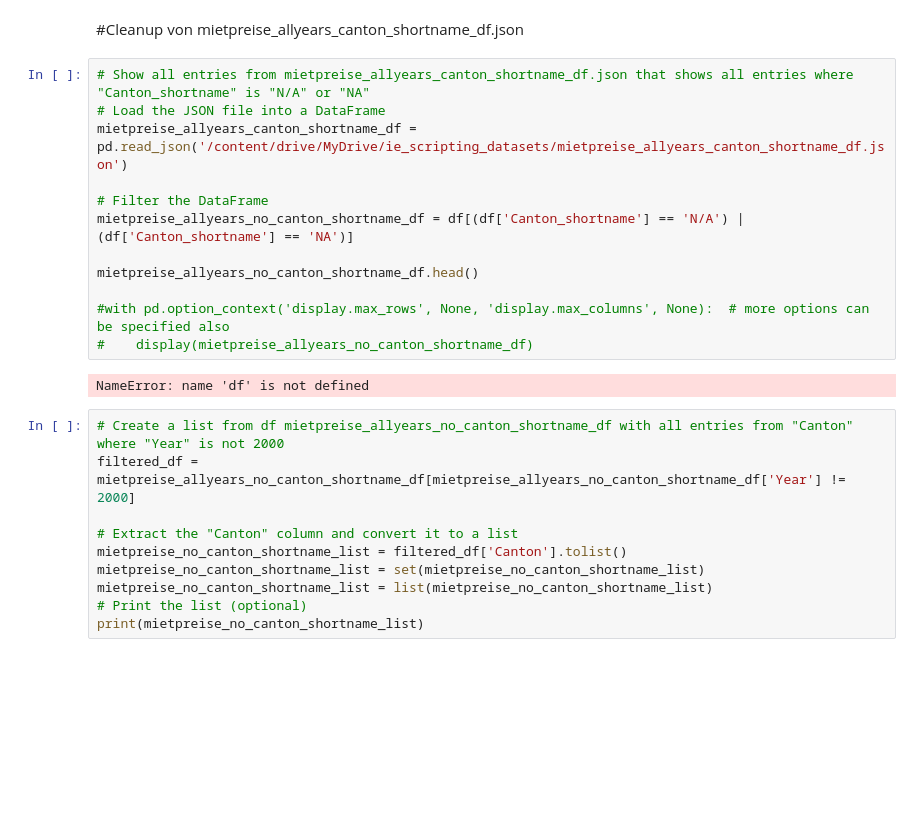
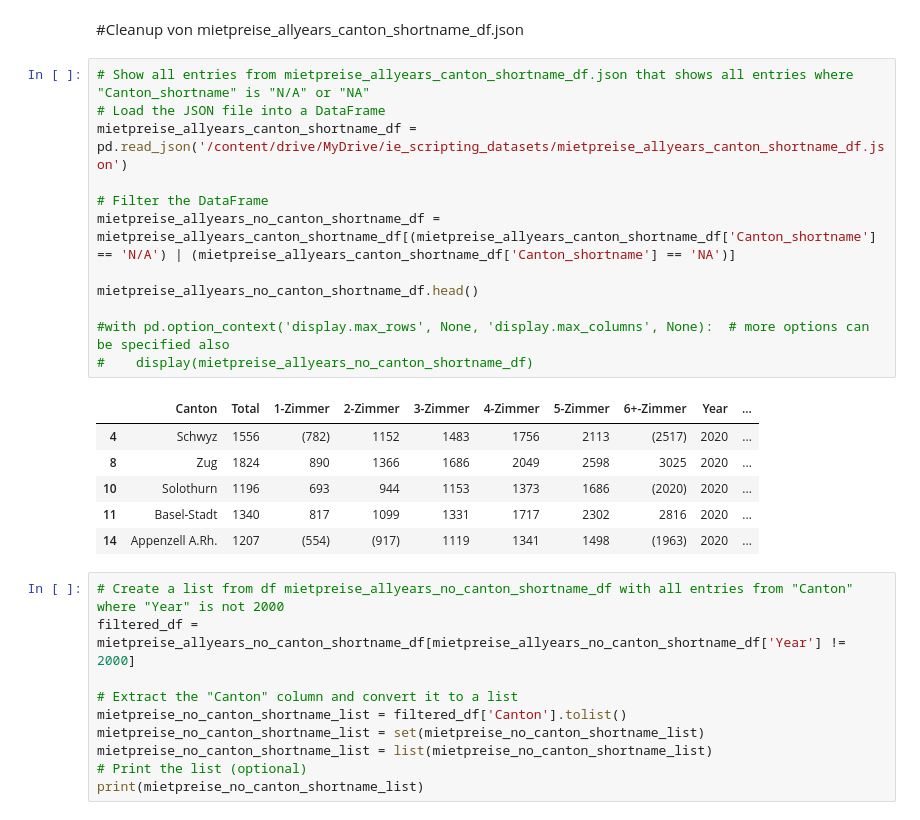
Before and after one commit to kevgam/CAS_IE_Scripting, a Jupyter notebook: group_5_aggregate.ipynb, the cells around one changed output. Drawn from its saved outputs; the diff is of its cells as text; blank space fills up the shorter version.

```diff
--- a/group_5_aggregate.ipynb
+++ b/group_5_aggregate.ipynb
@@ -739,17 +739,22 @@ Updated file saved as /content/drive/MyDrive/ie_scripting_datasets/mietpreise_al
 # %%
 # Show all entries from mietpreise_allyears_canton_shortname_df.json that shows all entries where "Canton_shortname" is "N/A" or "NA"
 # Load the JSON file into a DataFrame
 mietpreise_allyears_canton_shortname_df = pd.read_json('/content/drive/MyDrive/ie_scripting_datasets/mietpreise_allyears_canton_shortname_df.json')
 
 # Filter the DataFrame
-mietpreise_allyears_no_canton_shortname_df = df[(df['Canton_shortname'] == 'N/A') | (df['Canton_shortname'] == 'NA')]
+mietpreise_allyears_no_canton_shortname_df = mietpreise_allyears_canton_shortname_df[(mietpreise_allyears_canton_shortname_df['Canton_shortname'] == 'N/A') | (mietpreise_allyears_canton_shortname_df['Canton_shortname'] == 'NA')]
 
 mietpreise_allyears_no_canton_shortname_df.head()
 
 #with pd.option_context('display.max_rows', None, 'display.max_columns', None):  # more options can be specified also
 #    display(mietpreise_allyears_no_canton_shortname_df)
 # %% [output]
-NameError: name 'df' is not defined
+|  | Canton | Total | 1-Zimmer | 2-Zimmer | 3-Zimmer | 4-Zimmer | 5-Zimmer | 6+-Zimmer | Year | ... |
+| 4 | Schwyz | 1556 | (782) | 1152 | 1483 | 1756 | 2113 | (2517) | 2020 | ... |
+| 8 | Zug | 1824 | 890 | 1366 | 1686 | 2049 | 2598 | 3025 | 2020 | ... |
+| 10 | Solothurn | 1196 | 693 | 944 | 1153 | 1373 | 1686 | (2020) | 2020 | ... |
+| 11 | Basel-Stadt | 1340 | 817 | 1099 | 1331 | 1717 | 2302 | 2816 | 2020 | ... |
+| 14 | Appenzell A.Rh. | 1207 | (554) | (917) | 1119 | 1341 | 1498 | (1963) | 2020 | ... |
 # %%
 # Create a list from df mietpreise_allyears_no_canton_shortname_df with all entries from "Canton" where "Year" is not 2000
 filtered_df = mietpreise_allyears_no_canton_shortname_df[mietpreise_allyears_no_canton_shortname_df['Year'] != 2000]
```
Also changed, not shown: parts of 10 cells of this notebook.
